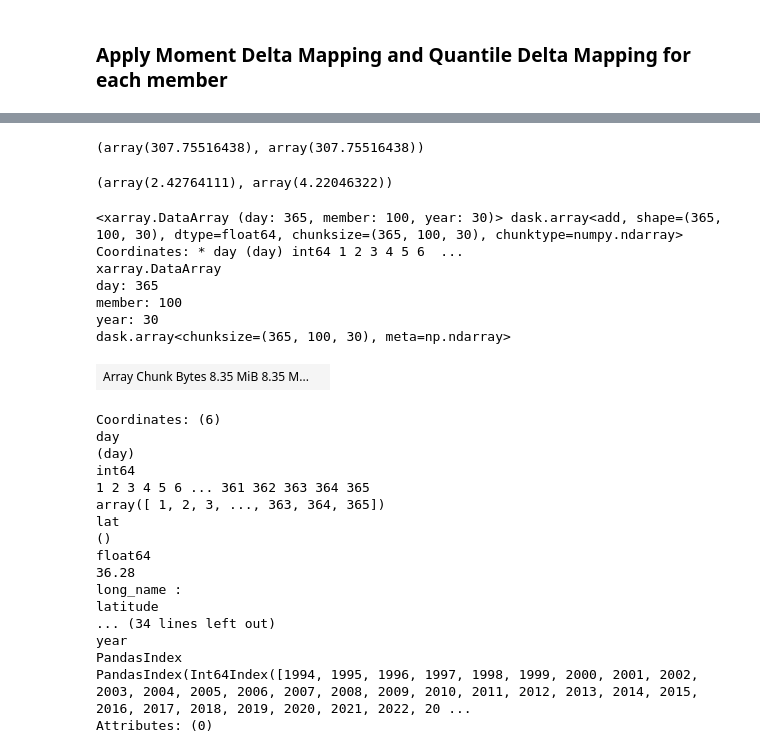
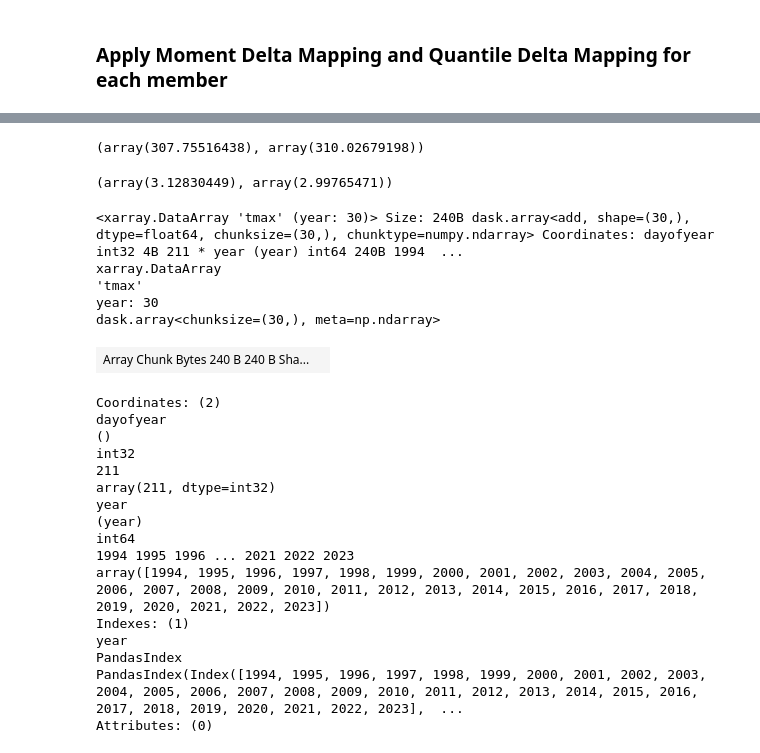
Before and after one commit to hrhampapura/moment_delta_mapping, a Jupyter notebook: notebooks/ncar_casper/02_sgp_crossing.ipynb, the cells around one changed output, grey strips where cells are left out. Saved outputs shown, nothing was run; the diff lists cells and outputs as text; code cells hidden in the pictures.

```diff
--- a/notebooks/ncar_casper/02_sgp_crossing.ipynb
+++ b/notebooks/ncar_casper/02_sgp_crossing.ipynb
@@ -283,14 +331,14 @@ year_1      = 2023
 # tmin_data.rename('tmin').to_dataset().to_zarr(tmin_path + 'tmin_sgp_obs.zarr',mode='w')
 # tmean_data.rename('tmean').to_dataset().to_zarr(tmean_path +'tmean_sgp_obs.zarr',mode='w')
 # %%
-sgp_tmax = xr.open_zarr(tmax_path + 'tmax_sgp_obs.zarr')
-sgp_tmin = xr.open_zarr(tmin_path + 'tmin_sgp_obs.zarr')
-sgp_tmean = xr.open_zarr(tmean_path + 'tmean_sgp_obs.zarr')
+sgp_tmax_raw  = xr.open_zarr(tmax_path + 'tmax_sgp_obs.zarr')
+sgp_tmin_raw  = xr.open_zarr(tmin_path + 'tmin_sgp_obs.zarr')
+sgp_tmean_raw = xr.open_zarr(tmean_path + 'tmean_sgp_obs.zarr')
 #
-sgp_tmax  =  sgp_tmax['tmax']
-sgp_tmin  =  sgp_tmin['tmin']
-sgp_tmean =  sgp_tmean['tmean']
-sgp_tmax
+sgp_tmax_raw  =  sgp_tmax_raw['tmax']
+sgp_tmin_raw  =  sgp_tmin_raw['tmin']
+sgp_tmean_raw =  sgp_tmean_raw['tmean']
+sgp_tmax_raw
 # %% [output]
 <xarray.DataArray 'tmax' (year: 31, dayofyear: 366)> Size: 91kB dask.array<open_dataset-tmax, shape=(31, 366), dtype=float64, chunksize=(31, 366), chunktype=numpy.ndarray> Coordinates: * dayofyear (da ...
 xarray.DataArray
@@ -335,6 +383,6 @@ array([        nan, 30.52000046, 32.65999985, 31.95999908, 29.54000092,
 ### Drop data for 366th day, the year 1993 and convert to Kelvin
 # %%
 %%time
-sgp_tmax = sgp_tmax.drop_isel(dayofyear = 365, year=0).rename({'dayofyear':'day'}) + 273.15
-sgp_tmax.sel(day=doy).dropna(dim='year').values
+sgp_tmax_raw = sgp_tmax_raw.drop_isel(dayofyear = 365)
+sgp_tmax_raw.sel(dayofyear=doy).dropna(dim='year').values
 # %% [output]
@@ -350,0 +399,5 @@ array([303.67000046, 305.80999985, 305.10999908, 302.69000092,
+# %%
+sgp_tmax  = sgp_tmax_raw.sel(dayofyear=doy).drop_isel(year=0) + 273.15
+sgp_tmin  = sgp_tmin_raw.sel(dayofyear=doy).drop_isel(year=0) + 273.15
+sgp_tmean = sgp_tmean_raw.sel(dayofyear=doy).drop_isel(year=0) + 273.15
+sgp_tmean
@@ -444,5 +520,10 @@ eoc_sgp_std_tmean  = eoc_sgp_tmean.std({'year'})
 #
 cur_sgp_mean_tmean = cur_sgp_tmean.mean({'year'})
 cur_sgp_std_tmean  = cur_sgp_tmean.std({'year'})
+
 ##### Tmin #########
-eoc_sgp_mean_tmean
+eoc_sgp_mean_tmin = eoc_sgp_tmin.mean({'year'})
+eoc_sgp_std_tmin  = eoc_sgp_tmin.std({'year'})
+#
+cur_sgp_mean_tmin = cur_sgp_tmin.mean({'year'})
+cur_sgp_std_tmin  = cur_sgp_tmin.std({'year'})
@@ -473,9 +530,9 @@ Attributes: (0)
 # %%
 #### Temp #####
-cur_sgp_mean_tmean.isel(member_id=10).values, cur_sgp_mean_tmean.isel(member_id=10).values
+cur_sgp_mean_tmean.isel(member_id=10).values, eoc_sgp_mean_tmean.isel(member_id=10).values
 # %% [output]
-(array(307.75516438), array(307.75516438))
+(array(307.75516438), array(310.02679198))
 # %%
-sgp_cur_std_mem.sel(day=doy,member=10).values, sgp_eoc_std_mem.sel(day=doy,member=10).values
+cur_sgp_std_tmean.isel(member_id=10).values, eoc_sgp_std_tmean.isel(member_id=10).values
 # %% [output]
-(array(2.42764111), array(4.22046322))
+(array(3.12830449), array(2.99765471))
@@ -482,29 +541,29 @@ sgp_cur_std_mem.sel(day=doy,member=10).values, sgp_eoc_std_mem.sel(day=doy,membe
 # %%
-sgp_mdm_mem   =   implement_mdm(sgp_obs,sgp_cur_mean_mem,sgp_eoc_mean_mem,sgp_cur_std_mem,sgp_eoc_std_mem)
-#sgp_mdm.sel(day=doy).values
-sgp_mdm_mem
+sgp_mdm_tmax   =   implement_mdm(sgp_tmax,cur_sgp_mean_tmax,eoc_sgp_mean_tmax,cur_sgp_std_tmax,eoc_sgp_std_tmax)
+sgp_mdm_tmean  =   implement_mdm(sgp_tmean,cur_sgp_mean_tmean,eoc_sgp_mean_tmean,cur_sgp_std_tmean,eoc_sgp_std_tmean)
+sgp_mdm_tmin   =   implement_mdm(sgp_tmin,cur_sgp_mean_tmin,eoc_sgp_mean_tmin,cur_sgp_std_tmin,eoc_sgp_std_tmin)
+#
+sgp_tmax
 # %% [output]
-<xarray.DataArray (day: 365, member: 100, year: 30)> dask.array<add, shape=(365, 100, 30), dtype=float64, chunksize=(365, 100, 30), chunktype=numpy.ndarray> Coordinates: * day (day) int64 1 2 3 4 5 6  ...
+<xarray.DataArray 'tmax' (year: 30)> Size: 240B dask.array<add, shape=(30,), dtype=float64, chunksize=(30,), chunktype=numpy.ndarray> Coordinates: dayofyear int32 4B 211 * year (year) int64 240B 1994  ...
 xarray.DataArray
-day: 365
-member: 100
+'tmax'
 year: 30
-dask.array<chunksize=(365, 100, 30), meta=np.ndarray>
+dask.array<chunksize=(30,), meta=np.ndarray>
-| Array Chunk Bytes 8.35 MiB 8.35 M... |  |
+| Array Chunk Bytes 240 B 240 B Sha... |  |
-Coordinates: (6)
-day
-(day)
+Coordinates: (2)
+dayofyear
+()
+int32
+211
+array(211, dtype=int32)
+year
+(year)
 int64
-1 2 3 4 5 6 ... 361 362 363 364 365
-array([ 1, 2, 3, ..., 363, 364, 365])
-lat
-()
-float64
-36.28
-long_name :
-latitude
-... (34 lines left out)
+1994 1995 1996 ... 2021 2022 2023
+array([1994, 1995, 1996, 1997, 1998, 1999, 2000, 2001, 2002, 2003, 2004, 2005, 2006, 2007, 2008, 2009, 2010, 2011, 2012, 2013, 2014, 2015, 2016, 2017, 2018, 2019, 2020, 2021, 2022, 2023])
+Indexes: (1)
 year
 PandasIndex
-PandasIndex(Int64Index([1994, 1995, 1996, 1997, 1998, 1999, 2000, 2001, 2002, 2003, 2004, 2005, 2006, 2007, 2008, 2009, 2010, 2011, 2012, 2013, 2014, 2015, 2016, 2017, 2018, 2019, 2020, 2021, 2022, 20 ...
+PandasIndex(Index([1994, 1995, 1996, 1997, 1998, 1999, 2000, 2001, 2002, 2003, 2004, 2005, 2006, 2007, 2008, 2009, 2010, 2011, 2012, 2013, 2014, 2015, 2016, 2017, 2018, 2019, 2020, 2021, 2022, 2023],  ...
 Attributes: (0)
```
Also changed, not shown: parts of 39 cells of this notebook.
